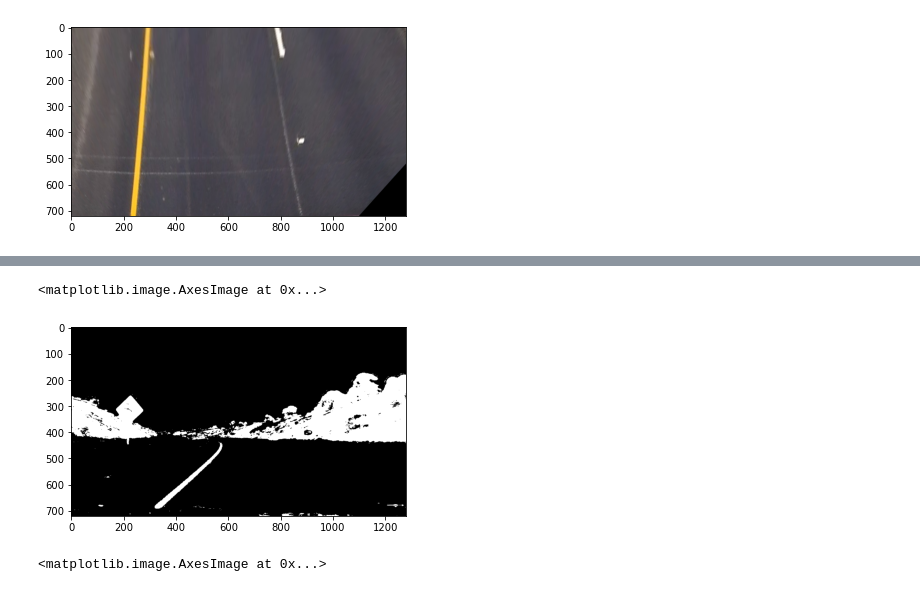
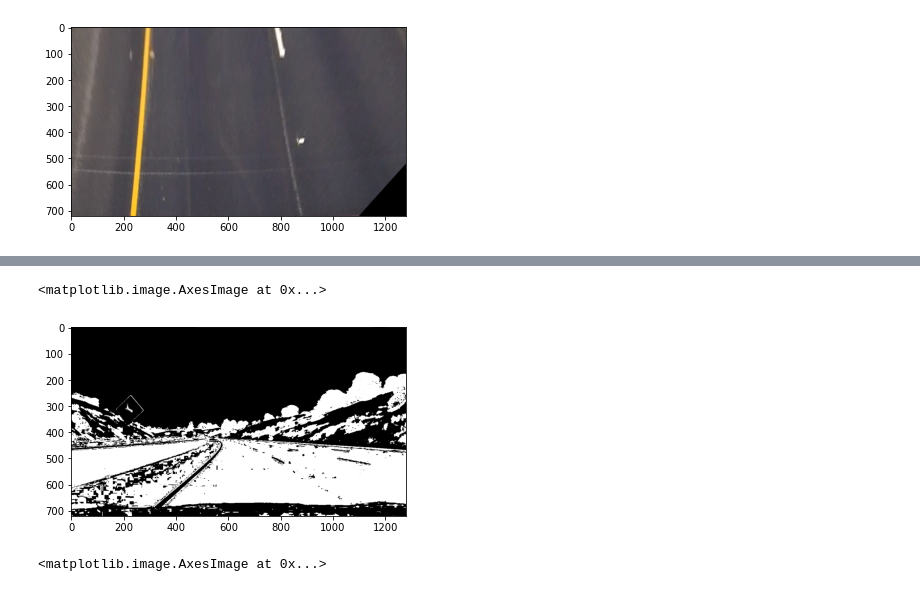
Before and after one commit to Ahmedkhalifa1999/Simple-Perception-Stack-for-Self-Driving-Car, a Jupyter notebook: Pipeline Idea 1.ipynb, the cells around one changed output, grey strips where cells are left out. Saved outputs shown, nothing was run; the diff lists cells and outputs as text; code cells hidden in the pictures.

Commit message:
Detecting Road
trying to detect the road (grey color) in HSV image

```diff
--- a/Pipeline Idea 1.ipynb
+++ b/Pipeline Idea 1.ipynb
@@ -58,12 +32,11 @@ plt.imshow(out_img, cmap='gray')
-# %%
-hsv_img = cv2.cvtColor(img, cv2.COLOR_BGR2HSV)
-#binary_img = cv2.inRange(hsv_img, (min_hue, min_sat, min_val), (max_hue, max_sat, max_val))
-
-binary_img = cv2.inRange(hsv_img, (10, 80, 0), (100, 255, 255))
-plt.imshow(binary_img , cmap='gray')
-# %% [output]
-<matplotlib.image.AxesImage at 0x...>
-[figure, removed]
+# %%
+hsv = cv2.cvtColor(image, cv2.COLOR_BGR2HSV)
+mask = cv2.inRange(hsv,(10, 10, 10), (180, 250, 130))
+cv2.imshow("grey", mask);cv2.waitKey();cv2.destroyAllWindows()
+plt.imshow(mask, cmap = 'gray')
+# %% [output]
+<matplotlib.image.AxesImage at 0x...>
+[figure, added]
 # %%
 plt.imshow(lane_mask, cmap = 'gray')
 # %% [output]
```
Also changed, not shown: parts of 1 cell of this notebook.
